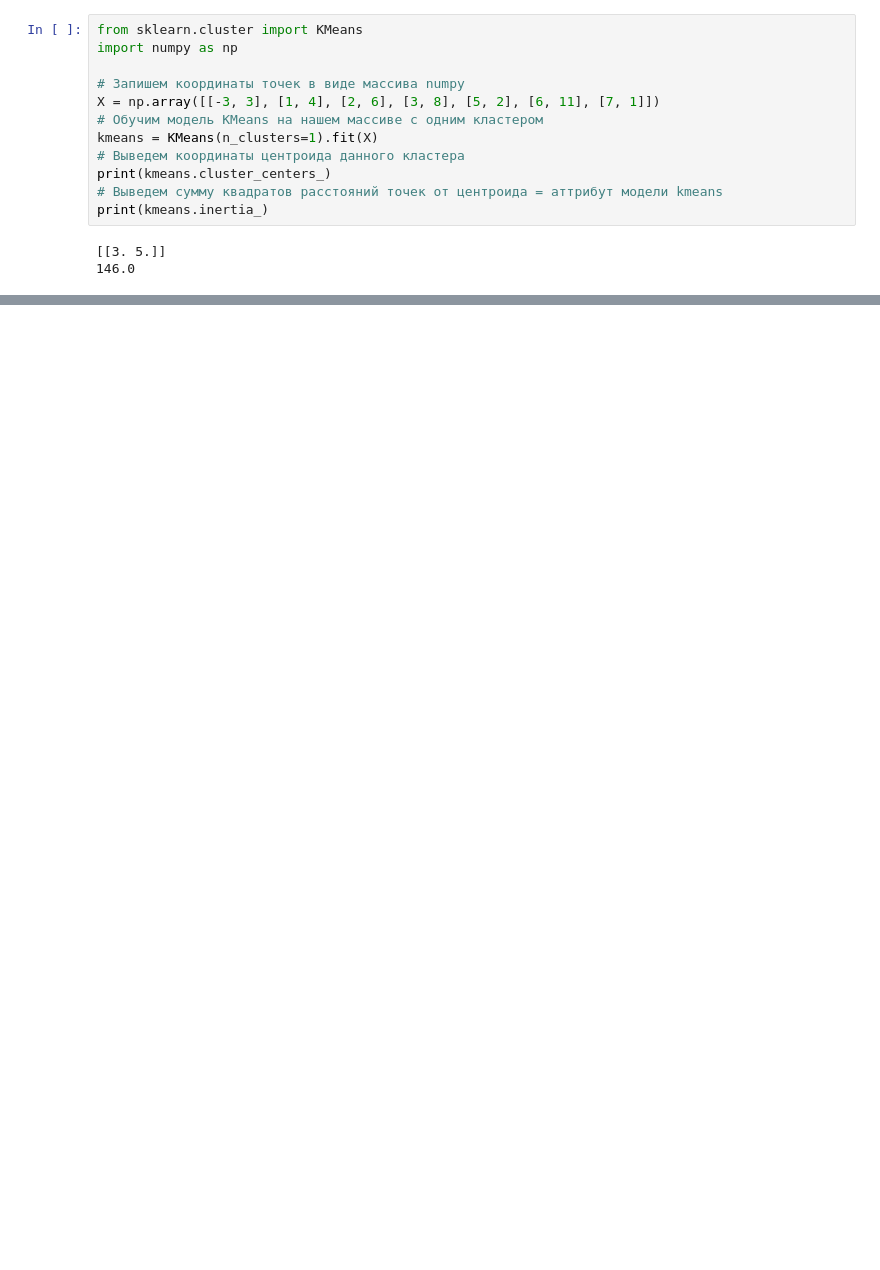
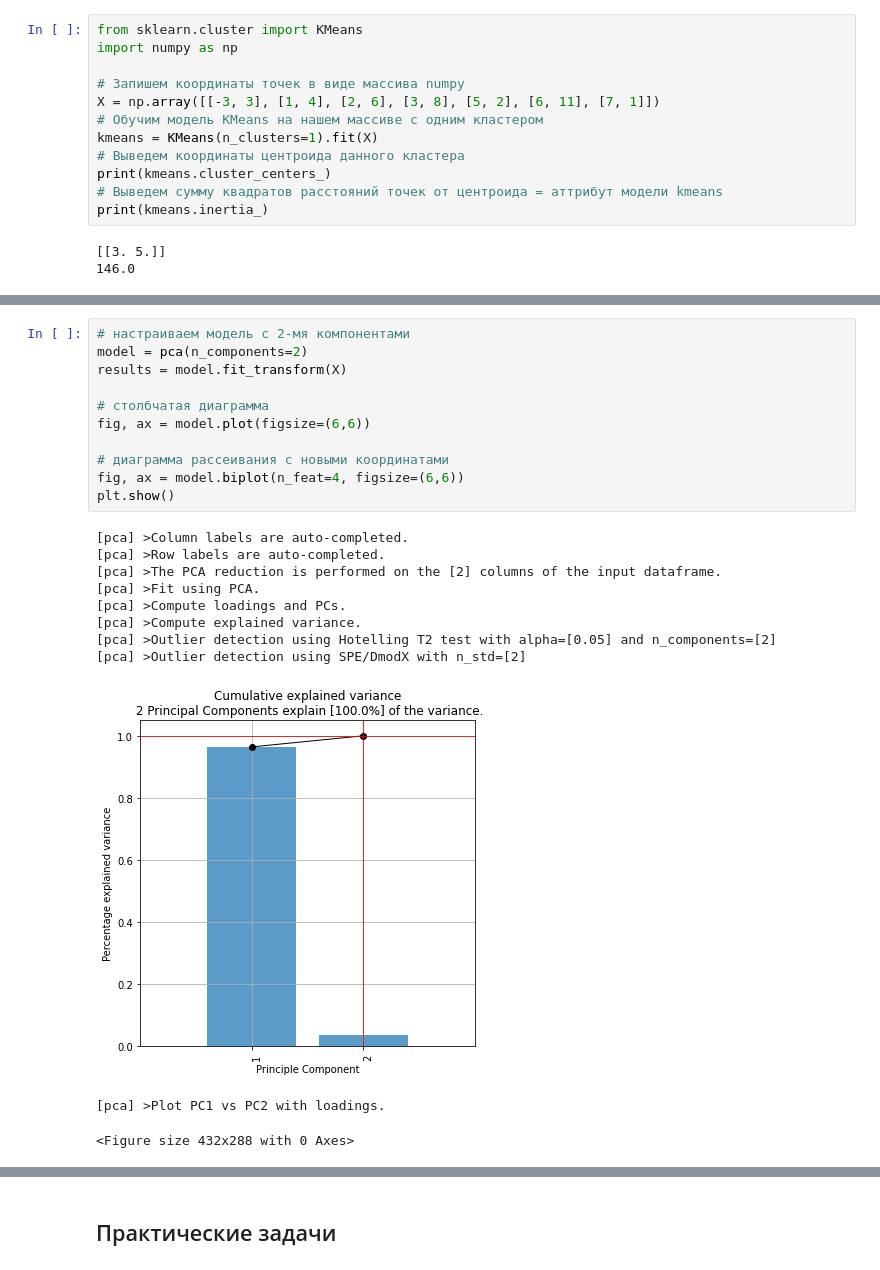
Before and after one commit to betelgeus/fundamentals_of_statistics_notes, a Jupyter notebook: Stepik_fundamentals_of_statistics_notes_Part_2.ipynb, the cells around one changed output, grey strips where cells are left out. Saved outputs shown, nothing was run; the diff lists cells and outputs as text; blank space fills up the shorter version.

```diff
--- a/Stepik_fundamentals_of_statistics_notes_Part_2.ipynb
+++ b/Stepik_fundamentals_of_statistics_notes_Part_2.ipynb
@@ -2201,0 +2283,23 @@ print(kmeans.inertia_)
+# %%
+# настраиваем модель с 2-мя компонентами
+model = pca(n_components=2)
+results = model.fit_transform(X)
+
+# столбчатая диаграмма
+fig, ax = model.plot(figsize=(6,6))
+
+# диаграмма рассеивания с новыми координатами
+fig, ax = model.biplot(n_feat=4, figsize=(6,6))
+plt.show()
+# %% [output]
+[pca] >Column labels are auto-completed.
+[pca] >Row labels are auto-completed.
+[pca] >The PCA reduction is performed on the [2] columns of the input dataframe.
+[pca] >Fit using PCA.
+[pca] >Compute loadings and PCs.
+[pca] >Compute explained variance.
+[pca] >Outlier detection using Hotelling T2 test with alpha=[0.05] and n_components=[2]
+[pca] >Outlier detection using SPE/DmodX with n_std=[2]
+[figure, added]
+[pca] >Plot PC1 vs PC2 with loadings.
+<Figure size 432x288 with 0 Axes>
@@ -2201,0 +2307,2 @@ print(kmeans.inertia_)
+# %% [markdown]
+## Практические задачи
```
Also changed, not shown: parts of 14 cells of this notebook.
